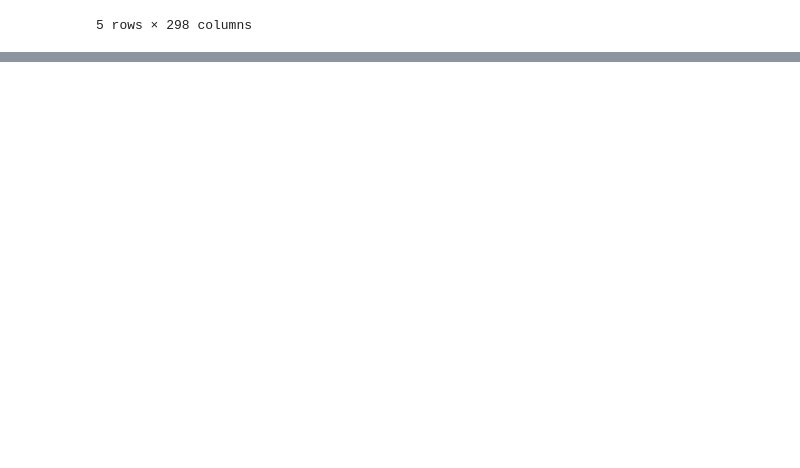
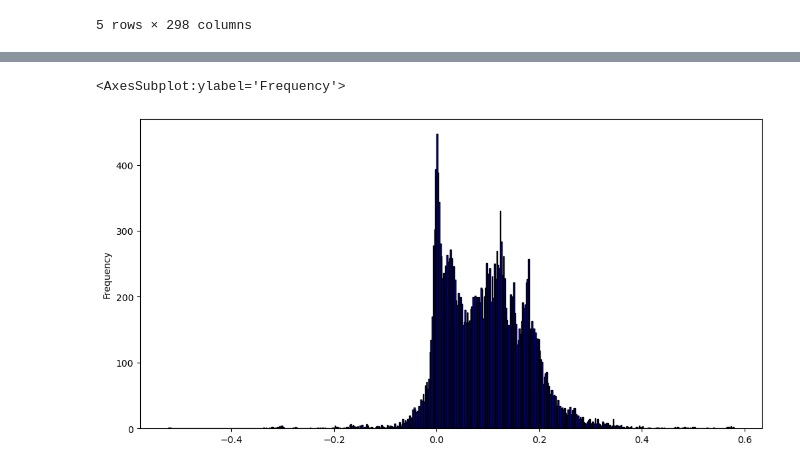
Before and after one commit to ubco-W2022T2-data301/project-group-group-57, a Jupyter notebook: analysis/analysis_Adam_Goebel.ipynb, the cells around one changed output, grey strips where cells are left out. Saved outputs shown, nothing was run; the diff lists cells and outputs as text; code cells hidden in the pictures; blank space fills up the shorter version.

```diff
--- a/analysis/analysis_Adam_Goebel.ipynb
+++ b/analysis/analysis_Adam_Goebel.ipynb
@@ -18,0 +96,5 @@ df.head()
+# %%
+df1['fund_return_ytd'].plot(kind='hist', bins=500, figsize=(12,6), facecolor='blue',edgecolor='black')
+# %% [output]
+<AxesSubplot:ylabel='Frequency'>
+[figure, added]
```
Also changed, not shown: parts of 18 cells of this notebook.
